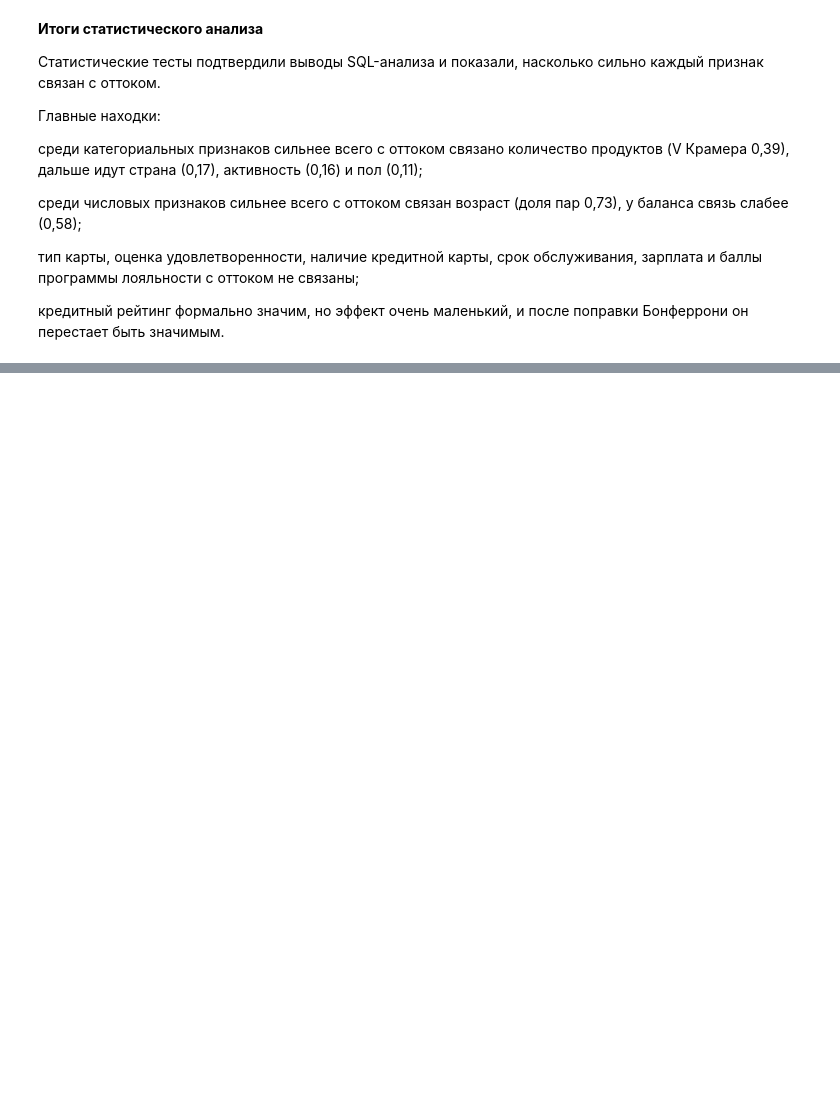
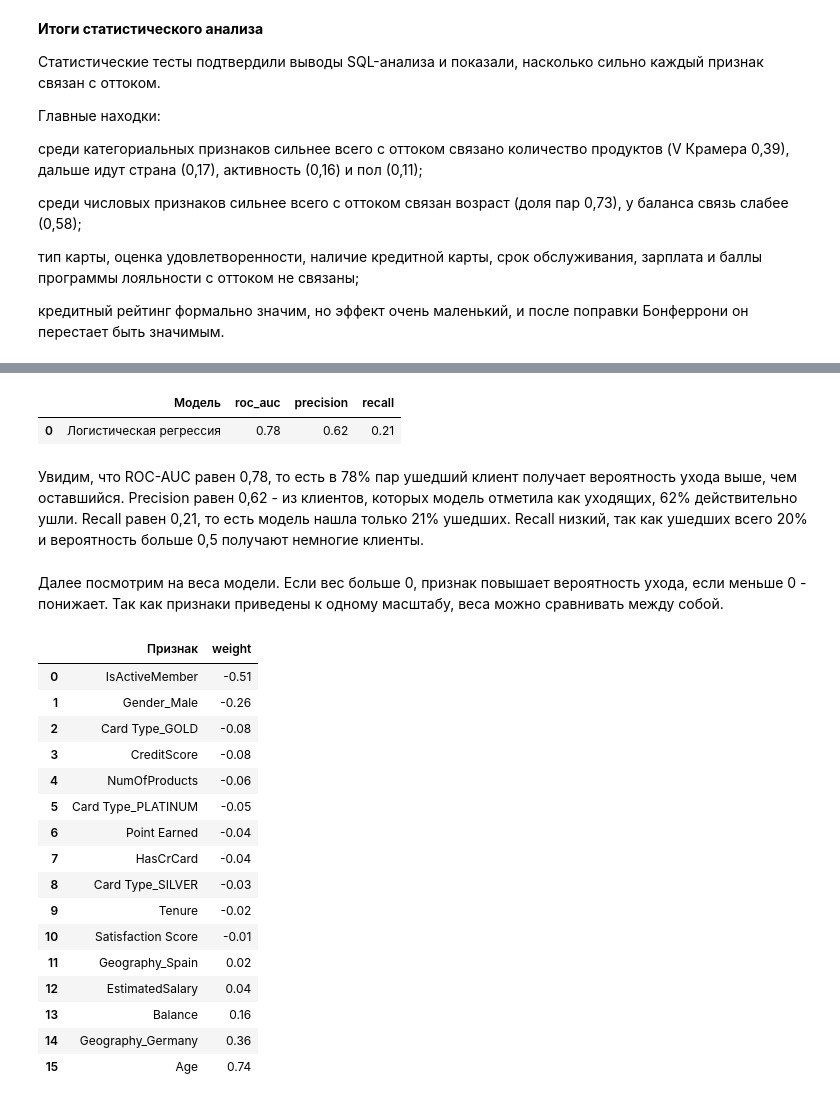
Before and after one commit to ilushav/bank-churn-analysis, a Jupyter notebook: notebooks/analysis.ipynb, the cells around one changed output, grey strips where cells are left out. Drawn from its saved outputs; the diff is of its cells as text; code cells hidden in the pictures; blank space fills up the shorter version.

```diff
--- a/notebooks/analysis.ipynb
+++ b/notebooks/analysis.ipynb
@@ -809,0 +880,38 @@ all_results
+# %%
+scaler = StandardScaler()
+X_train_scaled = scaler.fit_transform(X_train)
+X_test_scaled = scaler.transform(X_test)
+logreg_model = LogisticRegression()
+logreg_model.fit(X_train_scaled, y_train)
+logreg_proba = logreg_model.predict_proba(X_test_scaled)[:, 1]
+logreg_predict = logreg_model.predict(X_test_scaled)
+logreg_results = pd.DataFrame({"Модель": ["Логистическая регрессия"], "roc_auc": [round(roc_auc_score(y_test, logreg_proba), 2)], "precision": [round(precision_score(y_test, logreg_predict), 2)], "recall": [round(recall_score(y_test, logreg_predict), 2)]})
+logreg_results
+# %% [output]
+|  | Модель | roc_auc | precision | recall |
+| 0 | Логистическая регрессия | 0.78 | 0.62 | 0.21 |
+# %% [markdown]
+Увидим, что ROC-AUC равен 0,78, то есть в 78% пар ушедший клиент получает вероятность ухода выше, чем оставшийся. Precision равен 0,62 - из клиентов, которых модель отметила как уходящих, 62% действительно ушли. Recall равен 0,21, то есть модель нашла только 21% ушедших. Recall низкий, так как ушедших всего 20% и вероятность больше 0,5 получают немногие клиенты.
+# %% [markdown]
+Далее посмотрим на веса модели. Если вес больше 0, признак повышает вероятность ухода, если меньше 0 - понижает. Так как признаки приведены к одному масштабу, веса можно сравнивать между собой.
+# %%
+logreg_weights = pd.DataFrame({"Признак": X_train.columns, "weight": logreg_model.coef_[0].round(2)}).sort_values(by="weight", ignore_index=True)
+logreg_weights
+# %% [output]
+|  | Признак | weight |
+| 0 | IsActiveMember | -0.51 |
+| 1 | Gender_Male | -0.26 |
+| 2 | Card Type_GOLD | -0.08 |
+| 3 | CreditScore | -0.08 |
+| 4 | NumOfProducts | -0.06 |
+| 5 | Card Type_PLATINUM | -0.05 |
+| 6 | Point Earned | -0.04 |
+| 7 | HasCrCard | -0.04 |
+| 8 | Card Type_SILVER | -0.03 |
+| 9 | Tenure | -0.02 |
+| 10 | Satisfaction Score | -0.01 |
+| 11 | Geography_Spain | 0.02 |
+| 12 | EstimatedSalary | 0.04 |
+| 13 | Balance | 0.16 |
+| 14 | Geography_Germany | 0.36 |
+| 15 | Age | 0.74 |
```
Also changed, not shown: parts of 62 cells of this notebook, 3 other files.
